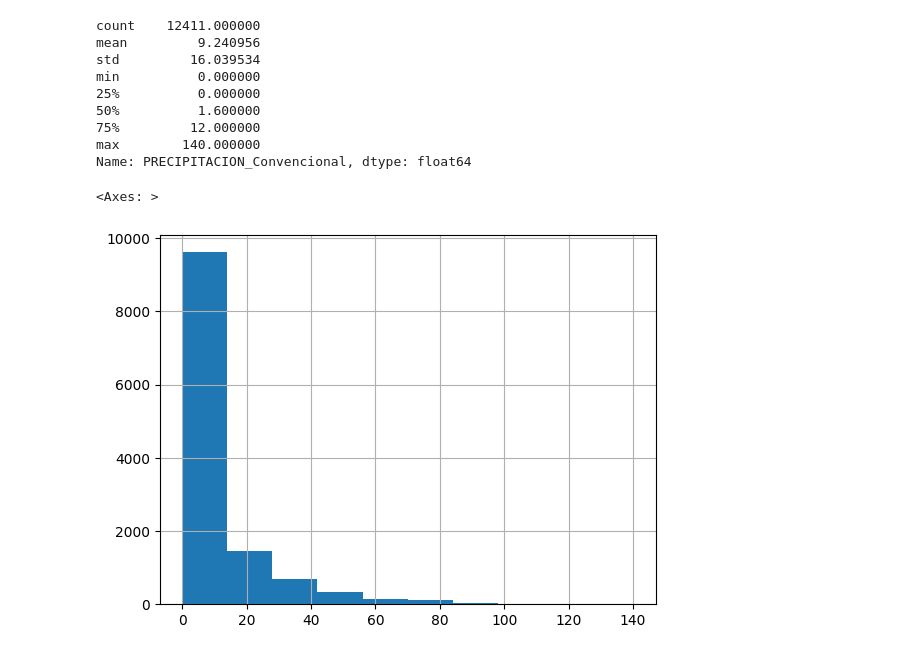
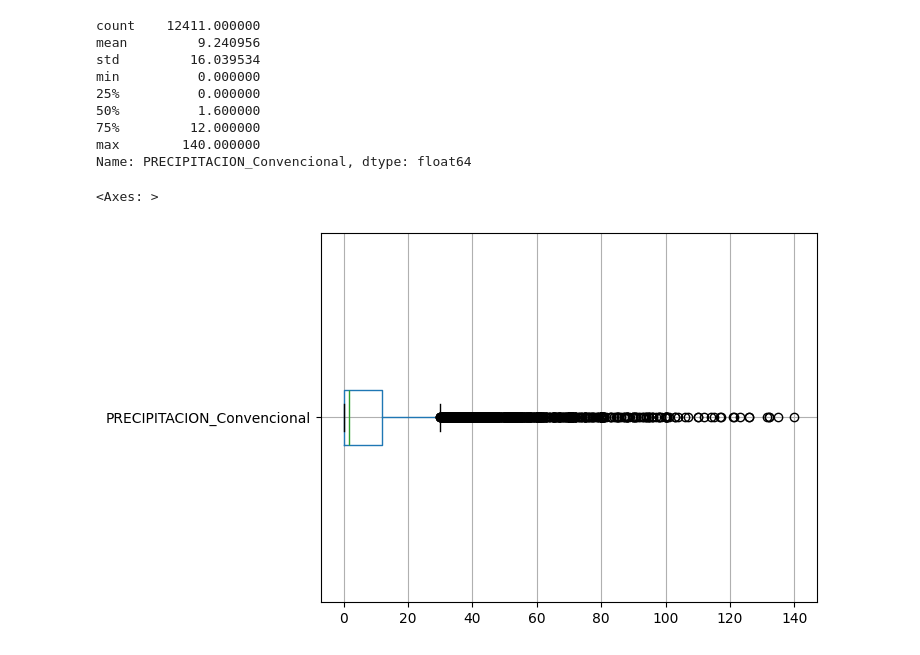
Before and after one commit to Darally06/Dengue_caracterization, a Jupyter notebook: clima.ipynb, the cells around one changed output. Cells and saved outputs as stored; diff of their text form; code cells hidden in the pictures.

```diff
--- a/clima.ipynb
+++ b/clima.ipynb
@@ -123,7 +128,7 @@ min          0.000000
 max        140.000000
 Name: PRECIPITACION_Convencional, dtype: float64
 # %%
-df['Precipitacion'].hist()
+df.boxplot(column='PRECIPITACION_Convencional', vert=False)
 # %% [output]
 <Axes: >
-[figure, old version]
+[figure, new version]
```
Also changed, not shown: parts of 19 cells of this notebook.
